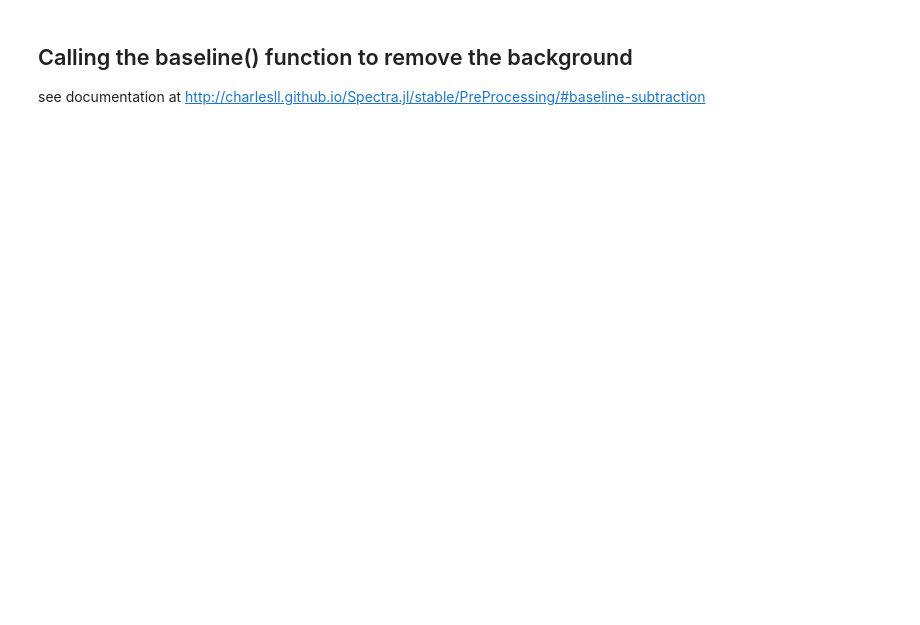
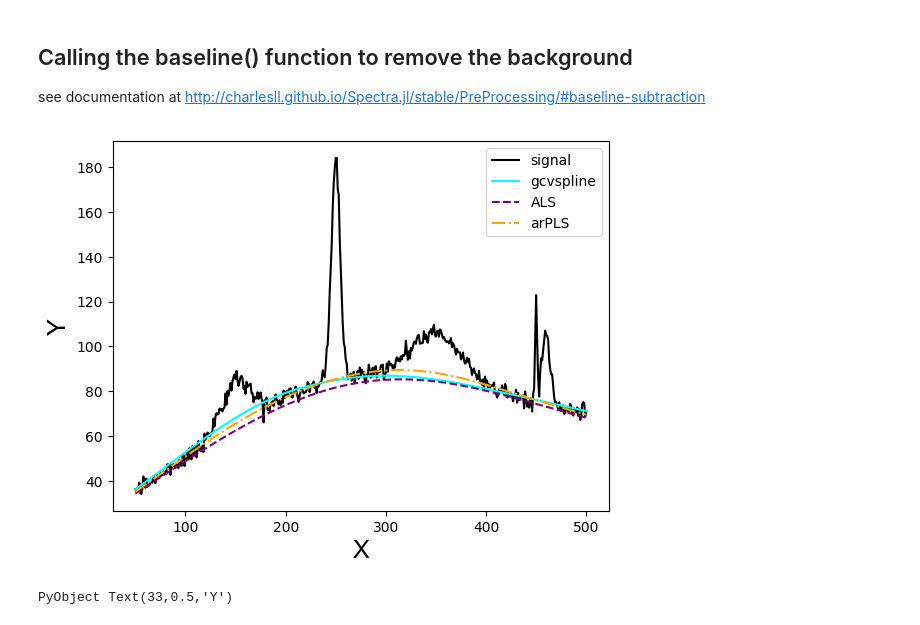
Before and after one commit to charlesll/Spectra.jl, a Jupyter notebook: examples/Baseline_examples_2.ipynb, the cells around one changed output. Drawn from its saved outputs; the diff is of its cells as text; code cells hidden in the pictures; blank space fills up the shorter version.

```diff
--- a/examples/Baseline_examples_2.ipynb
+++ b/examples/Baseline_examples_2.ipynb
@@ -60,32 +63,30 @@ see documentation at http://charlesll.github.io/Spectra.jl/stable/PreProcessing/
 # %%
 # We define the portions of the spectra where we want to fit the signal background.
 # roi should be an n x 2 array, see documentation at
 roi = [0 100.;200 220;280 290;420 430; 480 500]
 
 # caling the baseline function with a natural spline that will fit the signal in ROIs
-y_gcvspl, bas_gcvspl, xy_roi = baseline(x,y,roi,"gcvspline",p=1., roi_out = "yes")
+y_gcvspl, bas_gcvspl = baseline(x,y,roi,"gcvspline",s=1.)
 
 # using the ALS algorithm (Baek et al. 2015), 10^2-10^5 lambda and 0.001-0.1 p values are recommended
-y_als, bas_als = baseline(x,y,roi,"als",p=0.01,lambda=10^6,niter=10)
+y_als, bas_als = baseline(x,y,roi,"als",p=0.01,lam=10^6,niter=10)
 
 # using the arPLS algorithm (Baek et al. 2015)
-y_arpls, bas_arpls = baseline(x,y,roi,"arPLS",p=0.1,lambda=10.0^6)
-
-# using a Whittaker smoother to go through the ROI (Eilers 2003)
-y_whit, bas_whit = baseline(x,y,roi,"whittaker",lambda=10.0^6)
+y_arpls, bas_arpls = baseline(x,y,roi,"arPLS",p=0.1,lam=10.0^6)
 
 figure()
 
 # plotting the initial signal and the roi
 plot(x,y,"black",label="signal")
-scatter(xy_roi[:,1],xy_roi[:,2],color="red",label="roi") # the signal used to fit the baselines
 
 # plotting the baselines
 plot(x,bas_gcvspl,"cyan",label="gcvspline")
 plot(x,bas_als,"purple",linestyle="--",label="ALS")
 plot(x,bas_arpls,"orange",linestyle="-.",label="arPLS")
-plot(x,bas_whit,"blue",linestyle="-.",label="Whittaker")
 legend()
 
 xlabel("X",fontname="Arial",fontsize=18)
 ylabel("Y",fontname="Arial",fontsize=18)
+# %% [output]
+[figure, added]
+PyObject Text(33,0.5,'Y')
```
Also changed, not shown: parts of 3 cells of this notebook, 29 other files.
